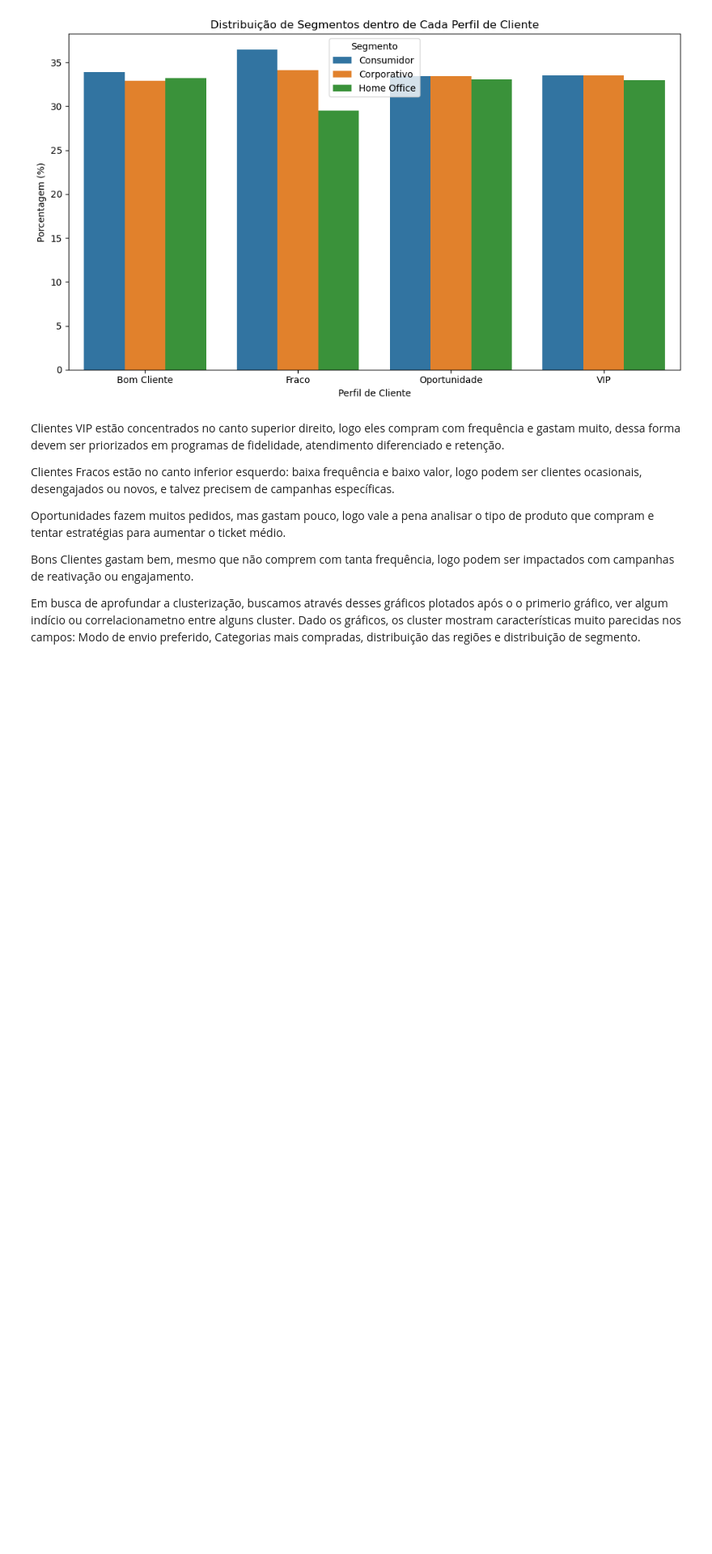
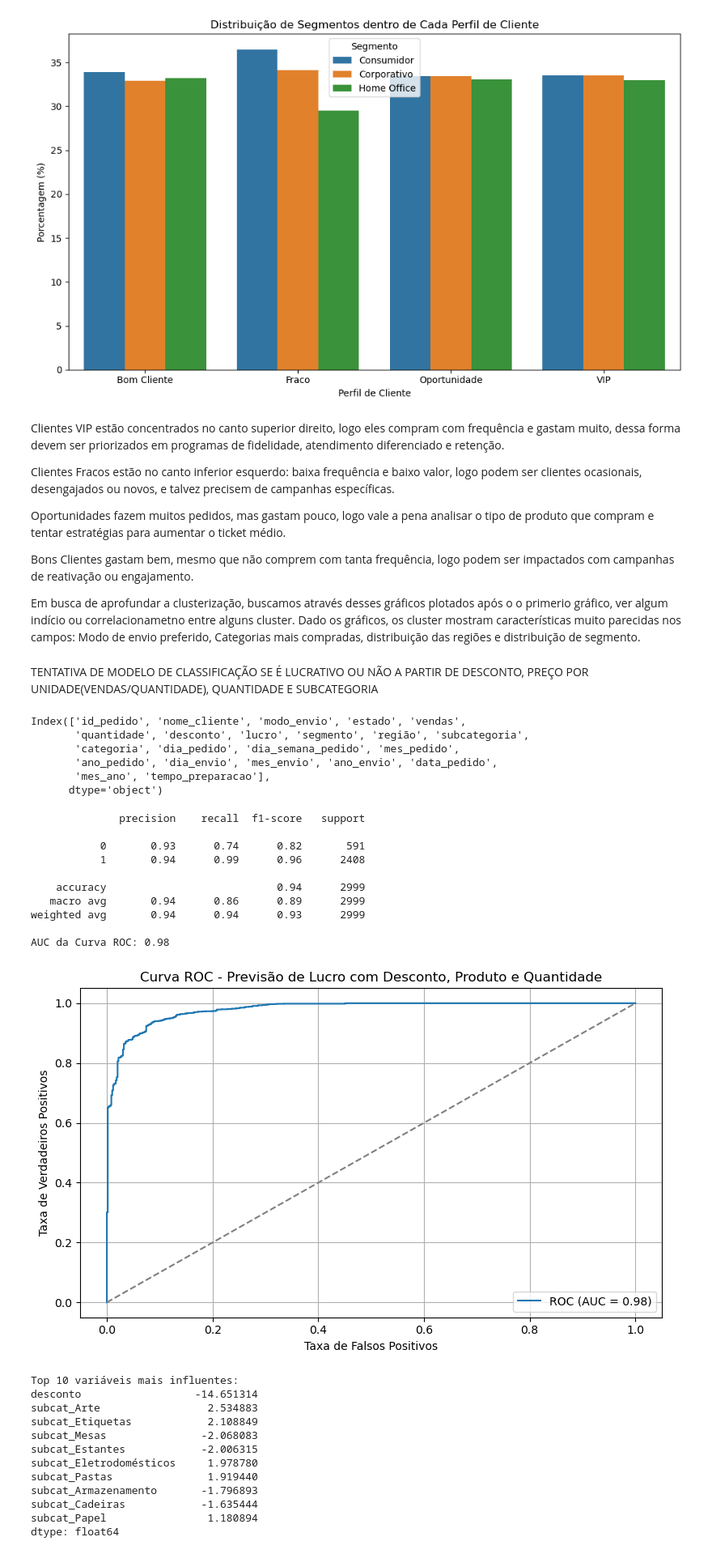
Before and after one commit to liviagcarvalho/Analise-de-Dados-Jr.---Livia-e-Joao, a Jupyter notebook: analises/3_Comportamento_Clientes_e_Segmentos.ipynb, the cells around one changed output. Shown: that part at 81% size. Cells and saved outputs as stored; diff of their text form; code cells hidden in the pictures; blank space fills up the shorter version.

Commit message:
Feat: Modelo de regressão logística, que resolve classifcações, no caso se é lucrativo ou não, e devolve probabilidades de dar lucro

```diff
--- a/analises/3_Comportamento_Clientes_e_Segmentos.ipynb
+++ b/analises/3_Comportamento_Clientes_e_Segmentos.ipynb
@@ -285,3 +299,80 @@ Oportunidades fazem muitos pedidos, mas gastam pouco, logo  vale a pena analisar
 Bons Clientes gastam bem, mesmo que não comprem com tanta frequência, logo podem ser impactados com campanhas de reativação ou engajamento.
 
 Em busca de aprofundar a clusterização, buscamos através desses gráficos plotados após o o primerio gráfico, ver algum indício ou correlacionametno entre alguns cluster. Dado os gráficos, os cluster mostram características muito parecidas nos campos: Modo de envio preferido, Categorias mais compradas, distribuição das regiões e distribuição de segmento.
+# %% [markdown]
+TENTATIVA DE MODELO DE CLASSIFICAÇÃO SE É LUCRATIVO OU NÃO A PARTIR DE DESCONTO, PREÇO POR UNIDADE(VENDAS/QUANTIDADE), QUANTIDADE E SUBCATEGORIA
+# %%
+print(df.columns)
+# %% [output]
+Index(['id_pedido', 'nome_cliente', 'modo_envio', 'estado', 'vendas',
+       'quantidade', 'desconto', 'lucro', 'segmento', 'região', 'subcategoria',
+       'categoria', 'dia_pedido', 'dia_semana_pedido', 'mes_pedido',
+       'ano_pedido', 'dia_envio', 'mes_envio', 'ano_envio', 'data_pedido',
+       'mes_ano', 'tempo_preparacao'],
+      dtype='object')
+# %%
+from sklearn.model_selection import train_test_split
+from sklearn.linear_model import LogisticRegression
+from sklearn.metrics import classification_report, roc_auc_score
+from sklearn.metrics import roc_curve
+
+df = df[df['quantidade'] > 0].copy()  # evita divisão por zero
+df['preco_unitario'] = df['vendas'] / df['quantidade']
+df['lucro_binario'] = (df['lucro'] > 0).astype(int)
+
+variaveis_numericas = df[['desconto', 'preco_unitario', 'quantidade']]
+variaveis_dummies = pd.get_dummies(df['subcategoria'], prefix='subcat')  # transforma texto em números
+X = pd.concat([variaveis_numericas, variaveis_dummies], axis=1)
+y = df['lucro_binario']
+
+X_train, X_test, y_train, y_test = train_test_split(X, y, test_size=0.3, random_state=42)
+modelo = LogisticRegression(max_iter=1000)
+modelo.fit(X_train, y_train)
+
+y_pred = modelo.predict(X_test)
+y_proba = modelo.predict_proba(X_test)[:, 1]
+print(classification_report(y_test, y_pred))
+
+roc_auc = roc_auc_score(y_test, y_proba)
+print(f"AUC da Curva ROC: {roc_auc:.2f}")
+
+
+fpr, tpr, _ = roc_curve(y_test, y_proba)
+plt.figure(figsize=(8,5))
+plt.plot(fpr, tpr, label=f'ROC (AUC = {roc_auc:.2f})')
+plt.plot([0,1], [0,1], linestyle='--', color='gray')
+plt.xlabel('Taxa de Falsos Positivos')
+plt.ylabel('Taxa de Verdadeiros Positivos')
+plt.title('Curva ROC - Previsão de Lucro com Desconto, Produto e Quantidade')
+plt.legend()
+plt.grid(True)
+plt.tight_layout()
+plt.show()
+
+coeficientes = pd.Series(modelo.coef_[0], index=X.columns).sort_values(key=abs, ascending=False)
+print("Top 10 variáveis mais influentes:")
+print(coeficientes.head(10))
+# %% [output]
+              precision    recall  f1-score   support
+
+           0       0.93      0.74      0.82       591
+           1       0.94      0.99      0.96      2408
+
+    accuracy                           0.94      2999
+   macro avg       0.94      0.86      0.89      2999
+weighted avg       0.94      0.94      0.93      2999
+
+AUC da Curva ROC: 0.98
+[figure, added]
+Top 10 variáveis mais influentes:
+desconto                  -14.651314
+subcat_Arte                 2.534883
+subcat_Etiquetas            2.108849
+subcat_Mesas               -2.068083
+subcat_Estantes            -2.006315
+subcat_Eletrodomésticos     1.978780
+subcat_Pastas               1.919440
+subcat_Armazenamento       -1.796893
+subcat_Cadeiras            -1.635444
+subcat_Papel                1.180894
+dtype: float64
```
Also changed, not shown: parts of 2 cells of this notebook, 1 other file.
